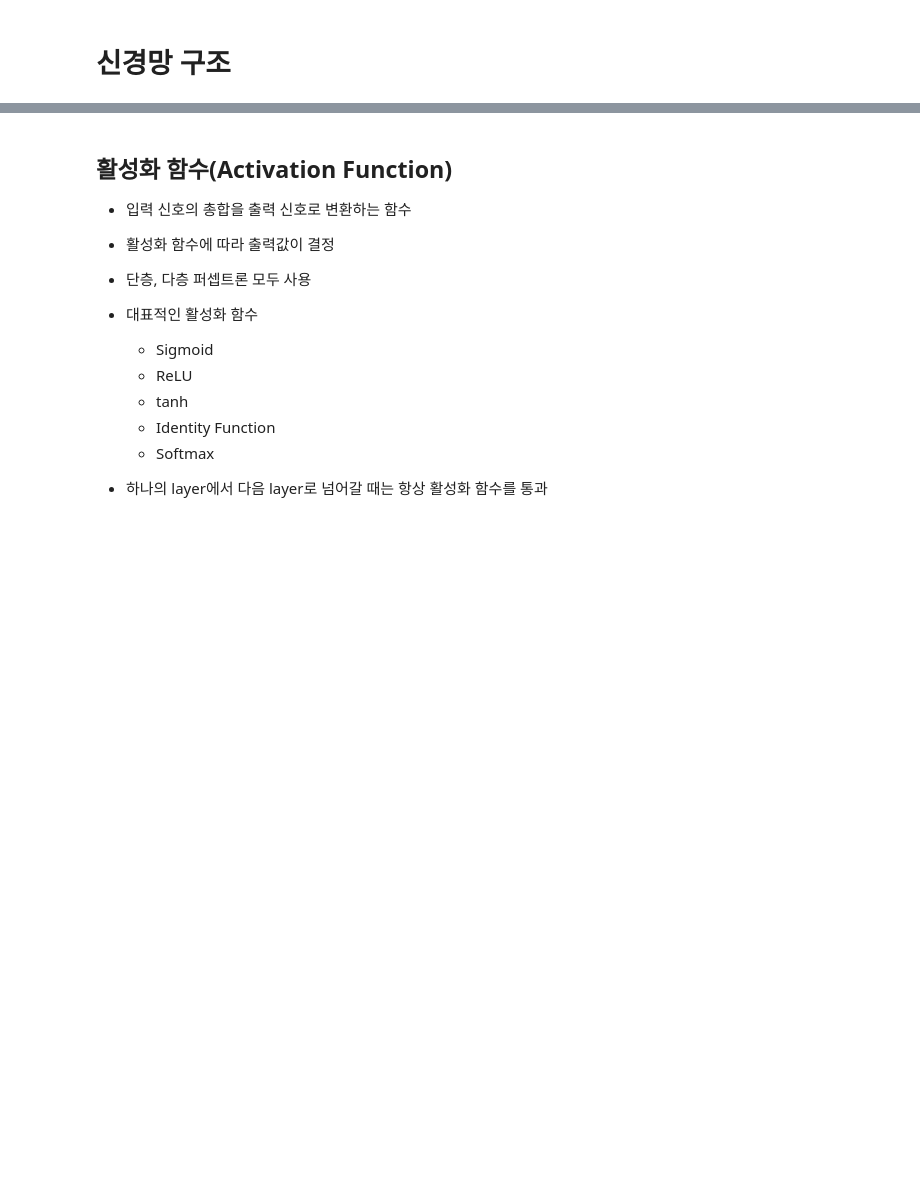
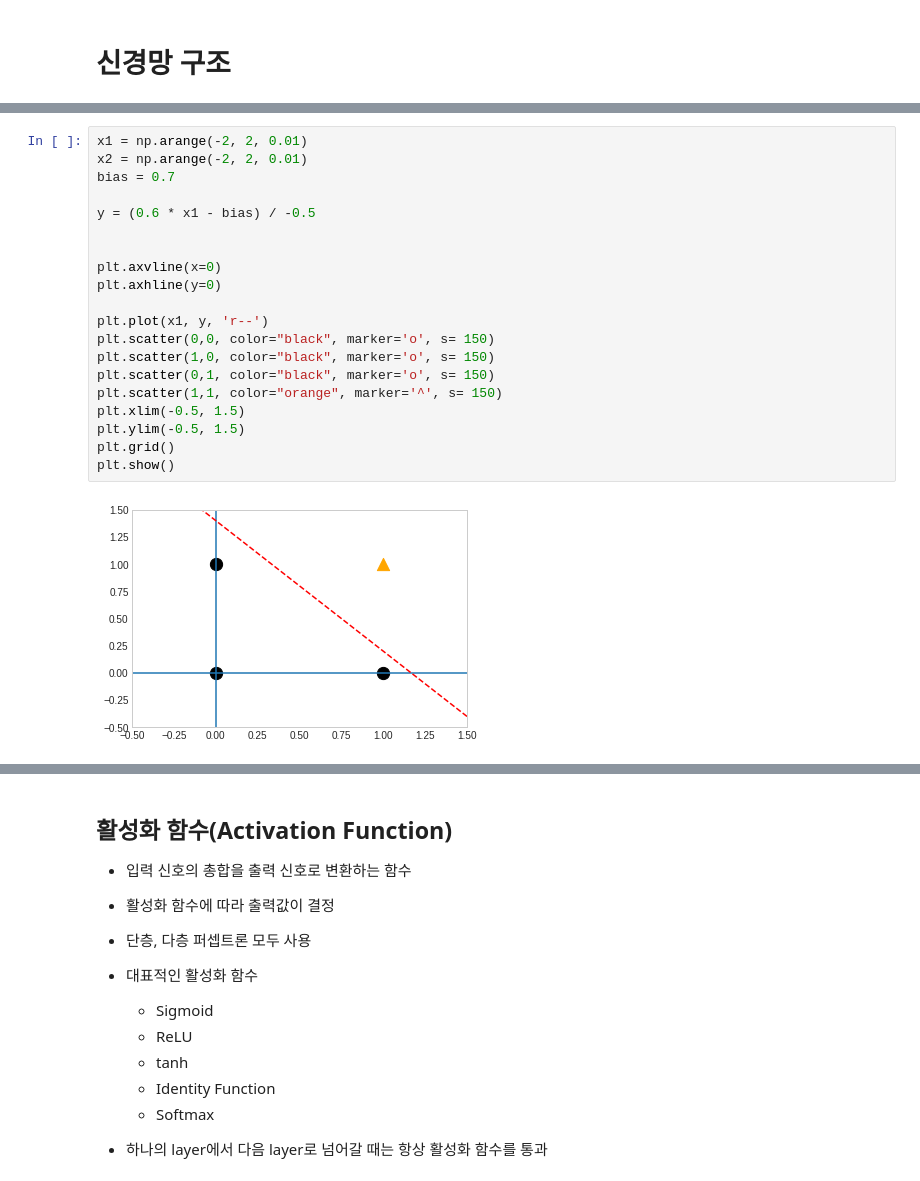
Before and after one commit to moung1012/-, a Jupyter notebook: _4_신경망_구조.ipynb, the cells around one changed output, grey strips where cells are left out. Cells and saved outputs as stored; diff of their text form; blank space fills up the shorter version.

```diff
--- a/_4_신경망_구조.ipynb
+++ b/_4_신경망_구조.ipynb
@@ -107,3 +214,25 @@ $\qquad y = f(\sum_{i} w_ix_i + b) \quad $
+# %%
+x1 = np.arange(-2, 2, 0.01)
+x2 = np.arange(-2, 2, 0.01)
+bias = 0.7
+
+y = (0.6 * x1 - bias) / -0.5
+
+
+plt.axvline(x=0)
+plt.axhline(y=0)
+
+plt.plot(x1, y, 'r--')
+plt.scatter(0,0, color="black", marker='o', s= 150)
+plt.scatter(1,0, color="black", marker='o', s= 150)
+plt.scatter(0,1, color="black", marker='o', s= 150)
+plt.scatter(1,1, color="orange", marker='^', s= 150)
+plt.xlim(-0.5, 1.5)
+plt.ylim(-0.5, 1.5)
+plt.grid()
+plt.show()
+# %% [output]
+[figure, added]
 # %% [markdown]
 ### XOR 게이트
 
```
Also changed, not shown: parts of 40 cells of this notebook.
